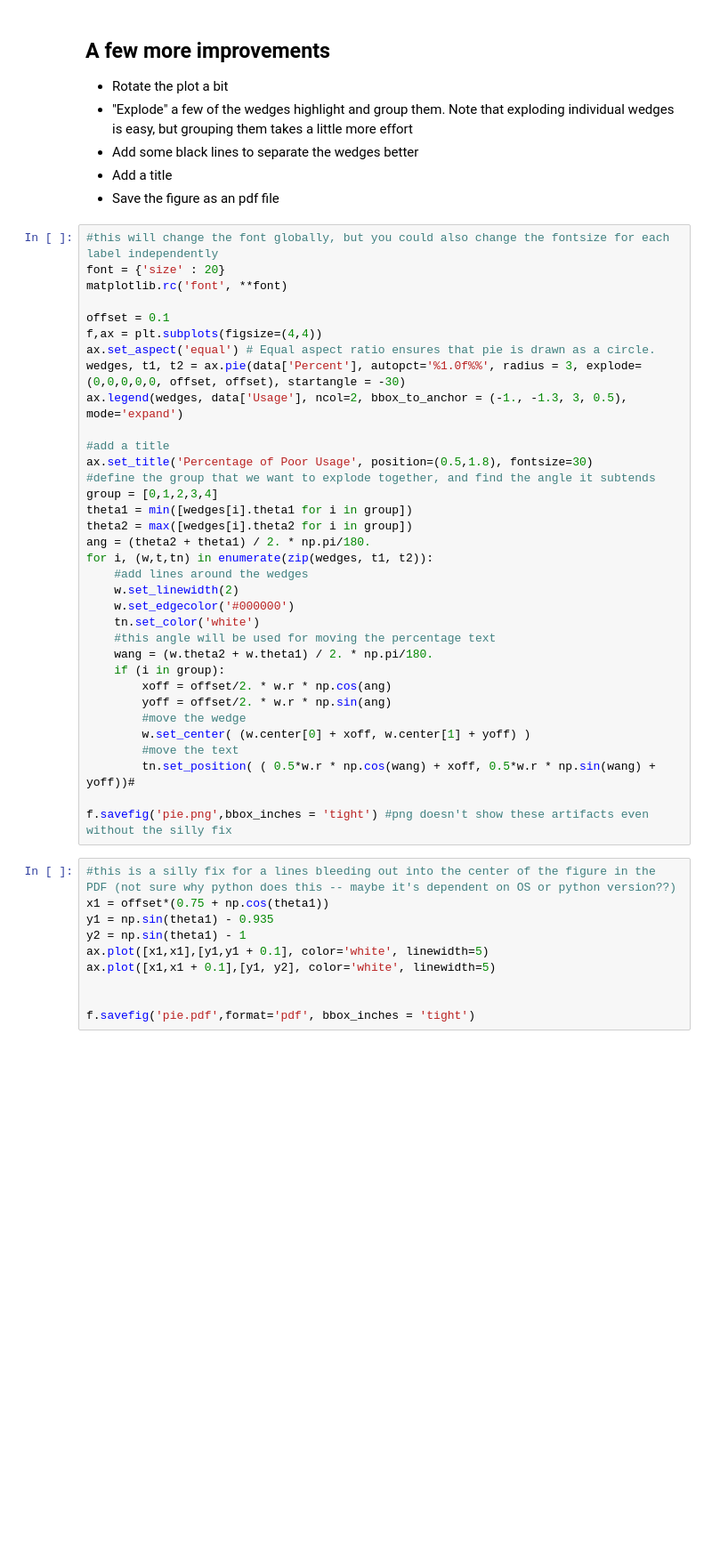
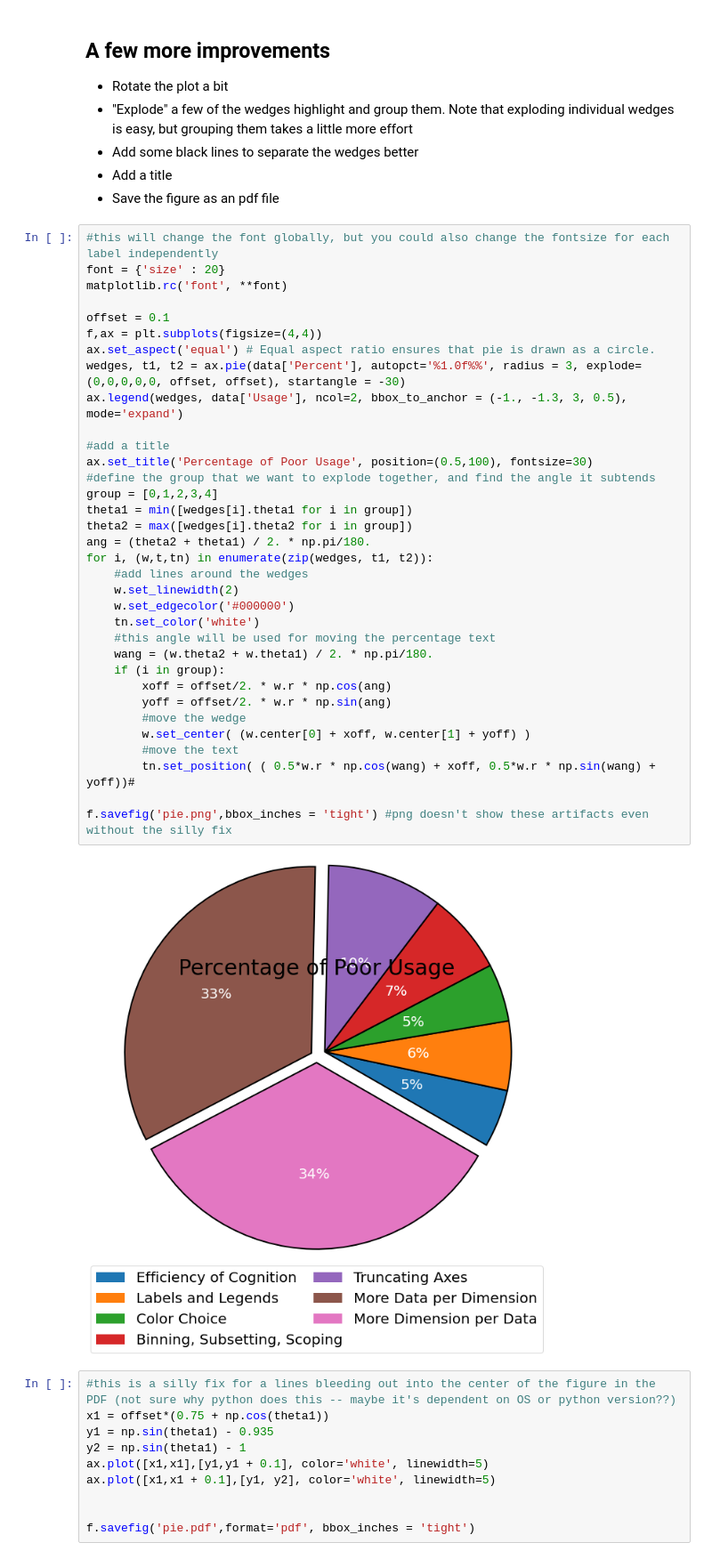
Before and after one commit to ageller/IDEAS_FSS-Vis, a Jupyter notebook: matplotlib/pie/pie.ipynb, the cells around one changed output. Shown: that part at 89% size. Cells and saved outputs as stored; diff of their text form; blank space fills up the shorter version.

```diff
--- a/matplotlib/pie/pie.ipynb
+++ b/matplotlib/pie/pie.ipynb
@@ -70,34 +91,36 @@ font = {'size' : 20}
 matplotlib.rc('font', **font)
 
 offset = 0.1
 f,ax = plt.subplots(figsize=(4,4))
 ax.set_aspect('equal') # Equal aspect ratio ensures that pie is drawn as a circle.
 wedges, t1, t2 = ax.pie(data['Percent'], autopct='%1.0f%%', radius = 3, explode=(0,0,0,0,0, offset, offset), startangle = -30)
 ax.legend(wedges, data['Usage'], ncol=2, bbox_to_anchor = (-1., -1.3, 3, 0.5), mode='expand')
 
 #add a title
-ax.set_title('Percentage of Poor Usage', position=(0.5,1.8), fontsize=30)
+ax.set_title('Percentage of Poor Usage', position=(0.5,100), fontsize=30)
 #define the group that we want to explode together, and find the angle it subtends
 group = [0,1,2,3,4]
 theta1 = min([wedges[i].theta1 for i in group])
 theta2 = max([wedges[i].theta2 for i in group])
 ang = (theta2 + theta1) / 2. * np.pi/180.
 for i, (w,t,tn) in enumerate(zip(wedges, t1, t2)):
     #add lines around the wedges
     w.set_linewidth(2)
     w.set_edgecolor('#000000')
     tn.set_color('white')
     #this angle will be used for moving the percentage text
     wang = (w.theta2 + w.theta1) / 2. * np.pi/180.
     if (i in group):
         xoff = offset/2. * w.r * np.cos(ang)
         yoff = offset/2. * w.r * np.sin(ang)
         #move the wedge
         w.set_center( (w.center[0] + xoff, w.center[1] + yoff) )
         #move the text
         tn.set_position( ( 0.5*w.r * np.cos(wang) + xoff, 0.5*w.r * np.sin(wang) + yoff))#
 
 f.savefig('pie.png',bbox_inches = 'tight') #png doesn't show these artifacts even without the silly fix
+# %% [output]
+[figure, added]
 # %%
 #this is a silly fix for a lines bleeding out into the center of the figure in the PDF (not sure why python does this -- maybe it's dependent on OS or python version??)
 x1 = offset*(0.75 + np.cos(theta1))
```
Also changed, not shown: parts of 6 cells of this notebook, 2 other files.
